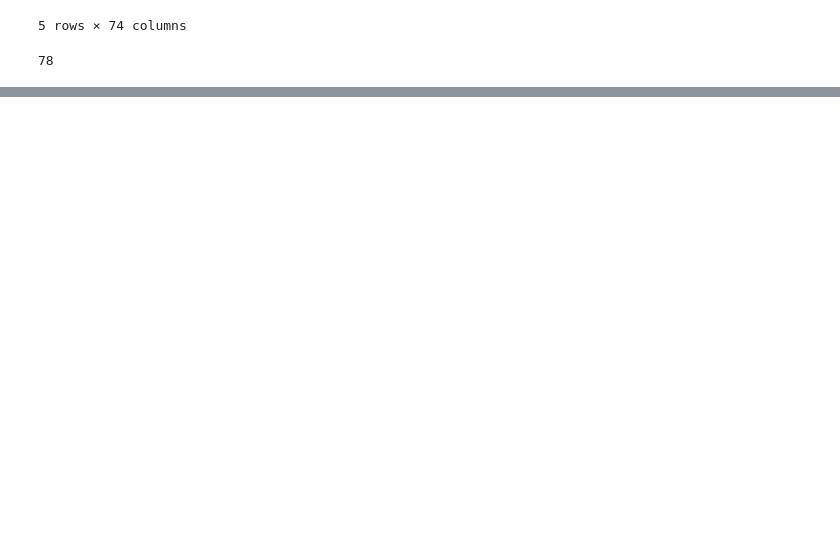
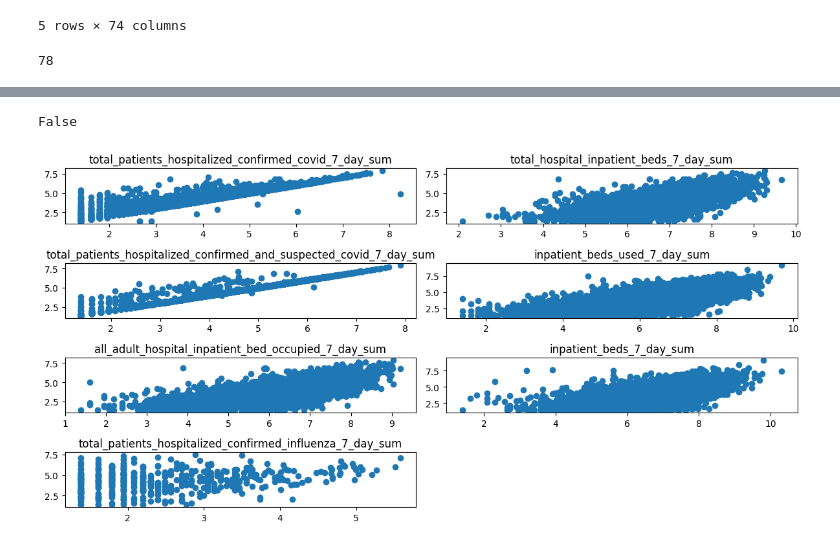
Before and after one commit to Vespacian/Analysis-of-COVID-19, a Jupyter notebook: eric.ipynb, the cells around one changed output, grey strips where cells are left out. Saved outputs shown, nothing was run; the diff lists cells and outputs as text; code cells hidden in the pictures; blank space fills up the shorter version.

Commit message:
plotted the factors

```diff
--- a/eric.ipynb
+++ b/eric.ipynb
@@ -210,0 +281,10 @@ clean.columns.tolist()
+# %%
+factors = [
+  'total_patients_hospitalized_confirmed_covid_7_day_sum',
+  'total_hospital_inpatient_beds_7_day_sum',
+  'total_patients_hospitalized_confirmed_and_suspected_covid_7_day_sum',
+  'inpatient_beds_used_7_day_sum',
+  'all_adult_hospital_inpatient_bed_occupied_7_day_sum',
+  'inpatient_beds_7_day_sum',
+  'total_patients_hospitalized_confirmed_influenza_7_day_sum',
+]
@@ -210,0 +301,17 @@ clean.columns.tolist()
+# %%
+'total_beds_7_day' in cleaner.columns
+# %% [output]
+False
+# %%
+plt.figure(figsize=(12,6))
+for i in range(len(factors)):
+  ax = plt.subplot(4,2,i+1)
+  plt.scatter(np.log(cleaner[factors[i]]), np.log(cleaner['inpatient_beds_used_covid_7_day_sum']))
+  ax.set_title(factors[i])
+  plt.tight_layout()
+
+
+#plt.xlim([-100,500])
+#plt.ylim([-100,1000])
+# %% [output]
+[figure, added]
```
Also changed, not shown: parts of 15 cells of this notebook.
